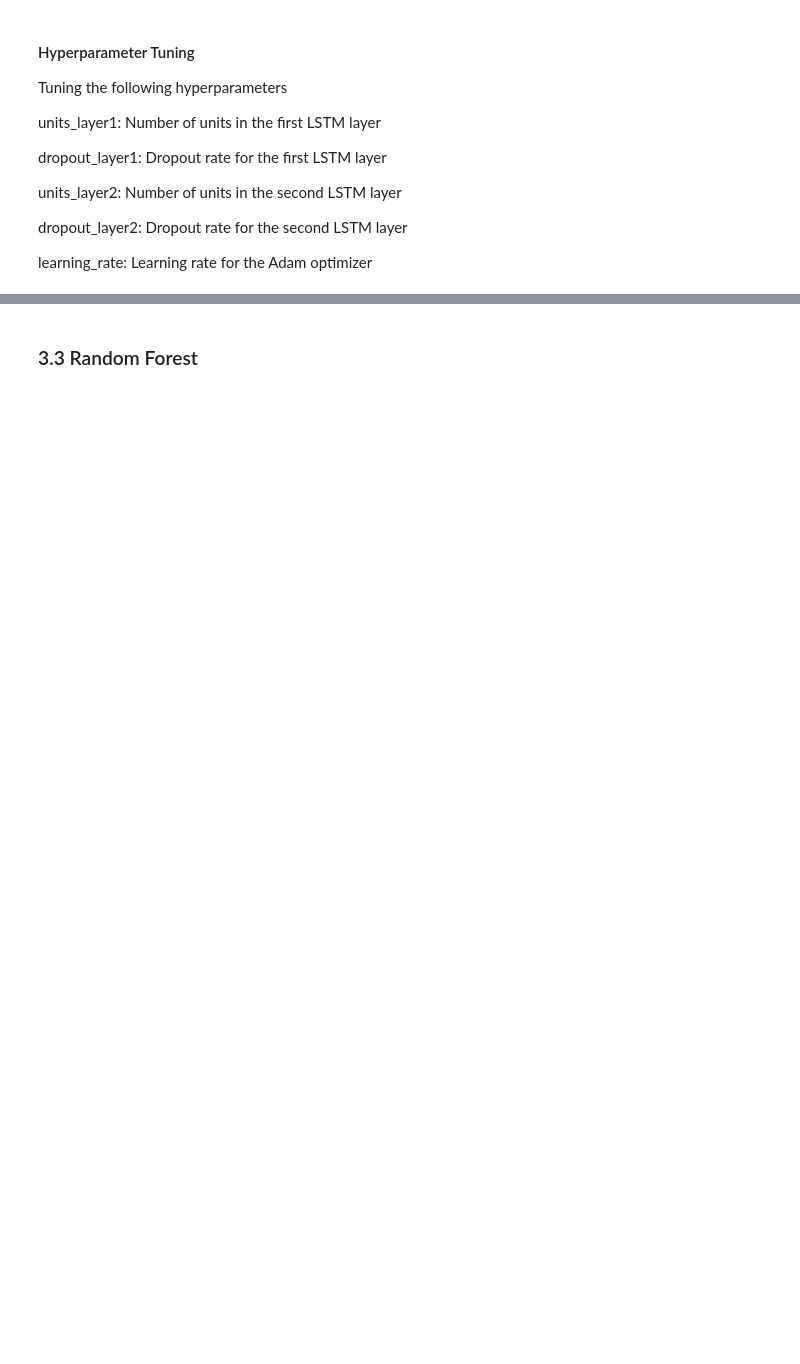
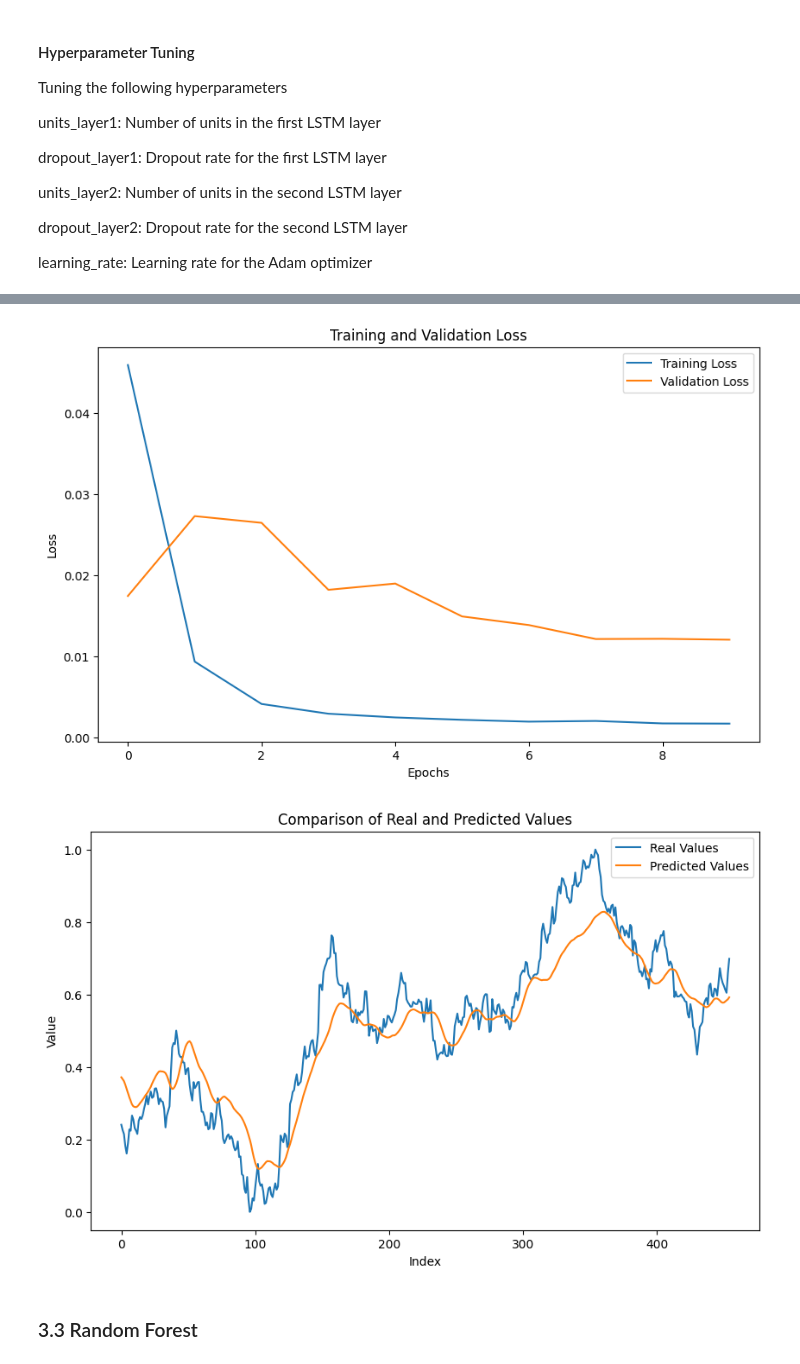
Before and after one commit to huilin-zhang/ForecastGreenBondIndex, a Jupyter notebook: greenbond.ipynb, the cells around one changed output, grey strips where cells are left out. Cells and saved outputs as stored; diff of their text form; code cells hidden in the pictures; blank space fills up the shorter version.

```diff
--- a/greenbond.ipynb
+++ b/greenbond.ipynb
@@ -1045,0 +1175,70 @@ plot_prediction_comparison(y_test_rwseq, y_pred_lstm_ht)
+# %%
+from skopt import BayesSearchCV
+from skopt.space import Real, Integer
+from scikeras.wrappers import KerasRegressor
+
+# Wrap your model
+model = KerasRegressor(
+    model=create_lstm_model,
+    time_steps=time_steps,
+    n_features=n_features,
+    verbose=0
+)
+
+# Define the search space
+search_space = {
+    'model__units': Integer(50, 150),
+    'model__dropout_rate': Real(0.1, 0.5),
+    'model__learning_rate': Real(1e-4, 1e-2, prior='log-uniform'),
+    'batch_size': Integer(16, 128),
+    'epochs': Integer(10, 100)
+}
+
+# Set up the Bayesian optimizer
+BayesOpt = BayesSearchCV(
+    estimator=model,
+    search_spaces=search_space,
+    n_iter=20,  # You can increase for better optimization
+    cv=3,
+    n_jobs=-1,
+    verbose=2,
+    random_state=42
+)
+
+# Fit on training data
+BayesOpt.fit(X_train_rwseq, y_train_rwseq)
+
+# Output best result
+print(f"Best score: {BayesOpt.best_score_}")
+print(f"Best params: {BayesOpt.best_params_}")
+
+# Re-train model using best parameters
+BayesOpt_best_model = create_lstm_model(
+    units=BayesOpt.best_params_['model__units'],
+    dropout_rate=BayesOpt.best_params_['model__dropout_rate'],
+    learning_rate=BayesOpt.best_params_['model__learning_rate'],
+    time_steps=time_steps,
+    n_features=n_features
+)
+
+LSTM_hpt_bo = BayesOpt_best_model.fit(
+    X_train_rwseq,
+    y_train_rwseq,
+    validation_data=(X_val_rwseq, y_val_rwseq),
+    epochs=BayesOpt.best_params_['epochs'],
+    batch_size=BayesOpt.best_params_['batch_size'],
+    verbose=1
+)
+
+# Plot loss and evaluate
+
+y_pred_lstm_ht_bo = BayesOpt_best_model.predict(X_test_rwseq)
+mse_lstm_ht_bo = mean_squared_error(y_test_rwseq, y_pred_lstm_ht_bo)
+r2_lstm_ht_bo = r2_score(y_test_rwseq, y_pred_lstm_ht_bo)
+
+print(f"Mean Squared Error (MSE): {mse_lstm_ht_bo:.4f}")
+print(f"R-squared (R²) Score: {r2_lstm_ht_bo:.4f}")
+
+plot_training_validation_loss(LSTM_hpt_bo)
+plot_prediction_comparison(y_test_rwseq, y_pred_lstm_ht_bo)
+# %% [output]
@@ -1046,3 +1262,5 @@ plot_prediction_comparison(y_test_rwseq, y_pred_lstm_ht)
+[figure, added]
+[figure, added]
 # %% [markdown]
 ### 3.3 Random Forest
 # %%
```
Also changed, not shown: parts of 28 cells of this notebook, 1 other file.
